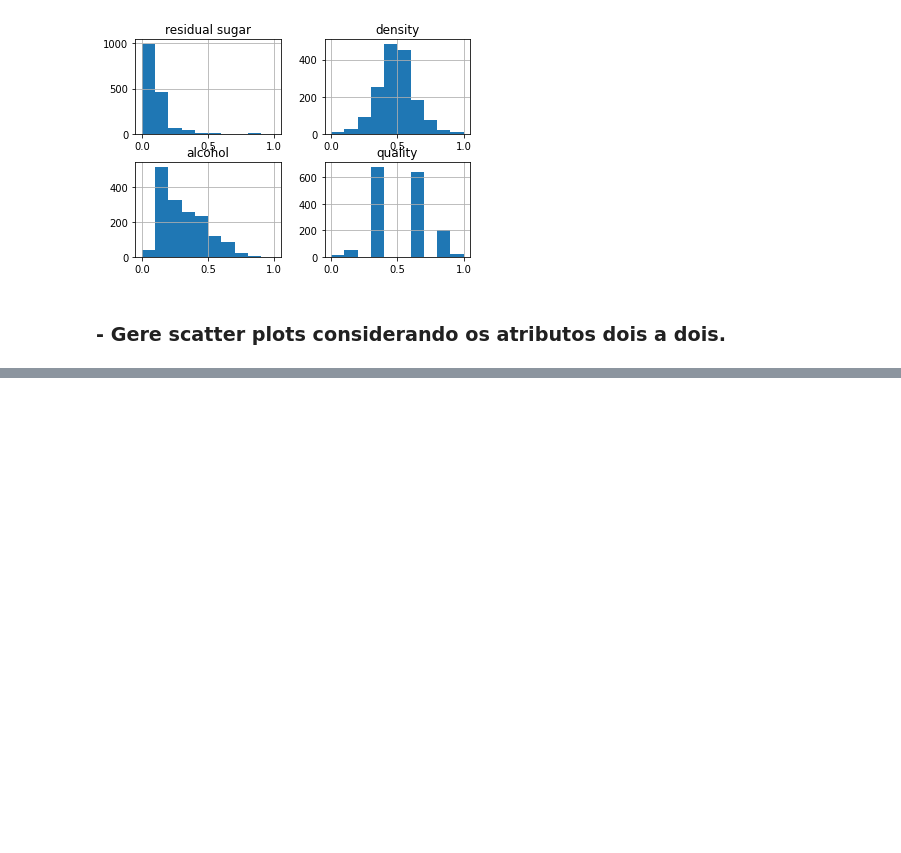
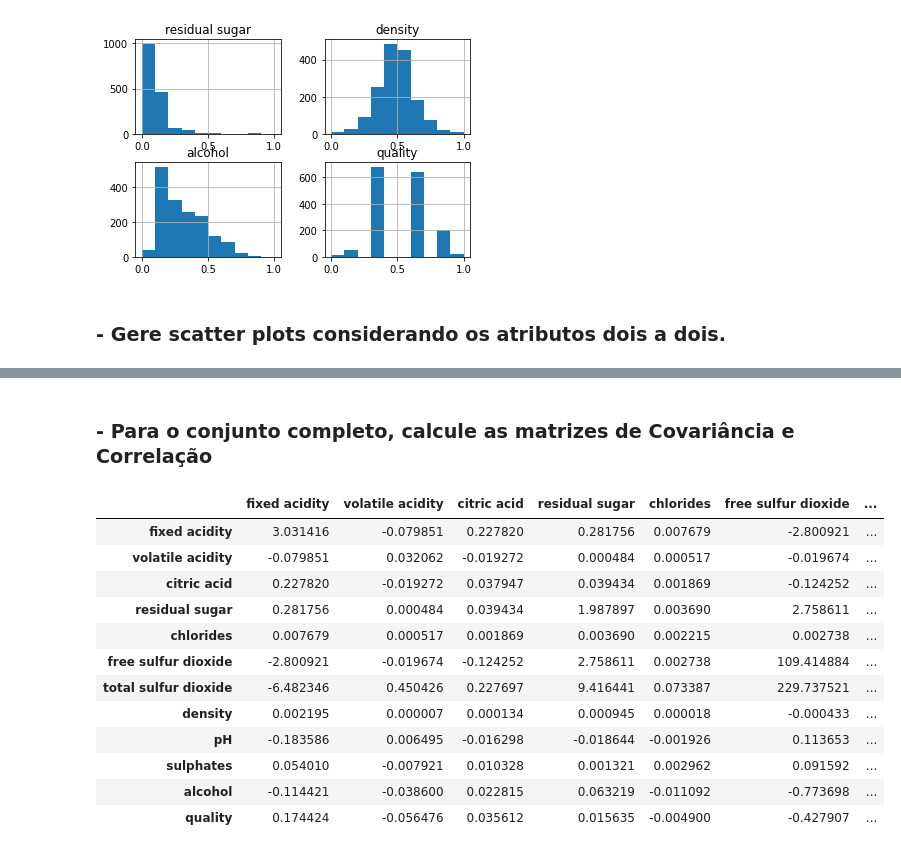
Before and after one commit to andersonmgomes/ML_prof_AnaLuizaBessa, a Jupyter notebook: 20211001-Trabalho01.ipynb, the cells around one changed output, grey strips where cells are left out. Drawn from its saved outputs; the diff is of its cells as text; code cells hidden in the pictures; blank space fills up the shorter version.

```diff
--- a/20211001-Trabalho01.ipynb
+++ b/20211001-Trabalho01.ipynb
@@ -141,0 +148,18 @@ util.getCorrHeatMap(dsWineRed)
+# %% [markdown]
+### - Para o conjunto completo, calcule as matrizes de Covariância e Correlação
+# %%
+dsWineRed.cov()
+# %% [output]
+|  | fixed acidity | volatile acidity | citric acid | residual sugar | chlorides | free sulfur dioxide | ... |
+| fixed acidity | 3.031416 | -0.079851 | 0.227820 | 0.281756 | 0.007679 | -2.800921 | ... |
+| volatile acidity | -0.079851 | 0.032062 | -0.019272 | 0.000484 | 0.000517 | -0.019674 | ... |
+| citric acid | 0.227820 | -0.019272 | 0.037947 | 0.039434 | 0.001869 | -0.124252 | ... |
+| residual sugar | 0.281756 | 0.000484 | 0.039434 | 1.987897 | 0.003690 | 2.758611 | ... |
+| chlorides | 0.007679 | 0.000517 | 0.001869 | 0.003690 | 0.002215 | 0.002738 | ... |
+| free sulfur dioxide | -2.800921 | -0.019674 | -0.124252 | 2.758611 | 0.002738 | 109.414884 | ... |
+| total sulfur dioxide | -6.482346 | 0.450426 | 0.227697 | 9.416441 | 0.073387 | 229.737521 | ... |
+| density | 0.002195 | 0.000007 | 0.000134 | 0.000945 | 0.000018 | -0.000433 | ... |
+| pH | -0.183586 | 0.006495 | -0.016298 | -0.018644 | -0.001926 | 0.113653 | ... |
+| sulphates | 0.054010 | -0.007921 | 0.010328 | 0.001321 | 0.002962 | 0.091592 | ... |
+| alcohol | -0.114421 | -0.038600 | 0.022815 | 0.063219 | -0.011092 | -0.773698 | ... |
+| quality | 0.174424 | -0.056476 | 0.035612 | 0.015635 | -0.004900 | -0.427907 | ... |
```
Also changed, not shown: parts of 3 cells of this notebook.
